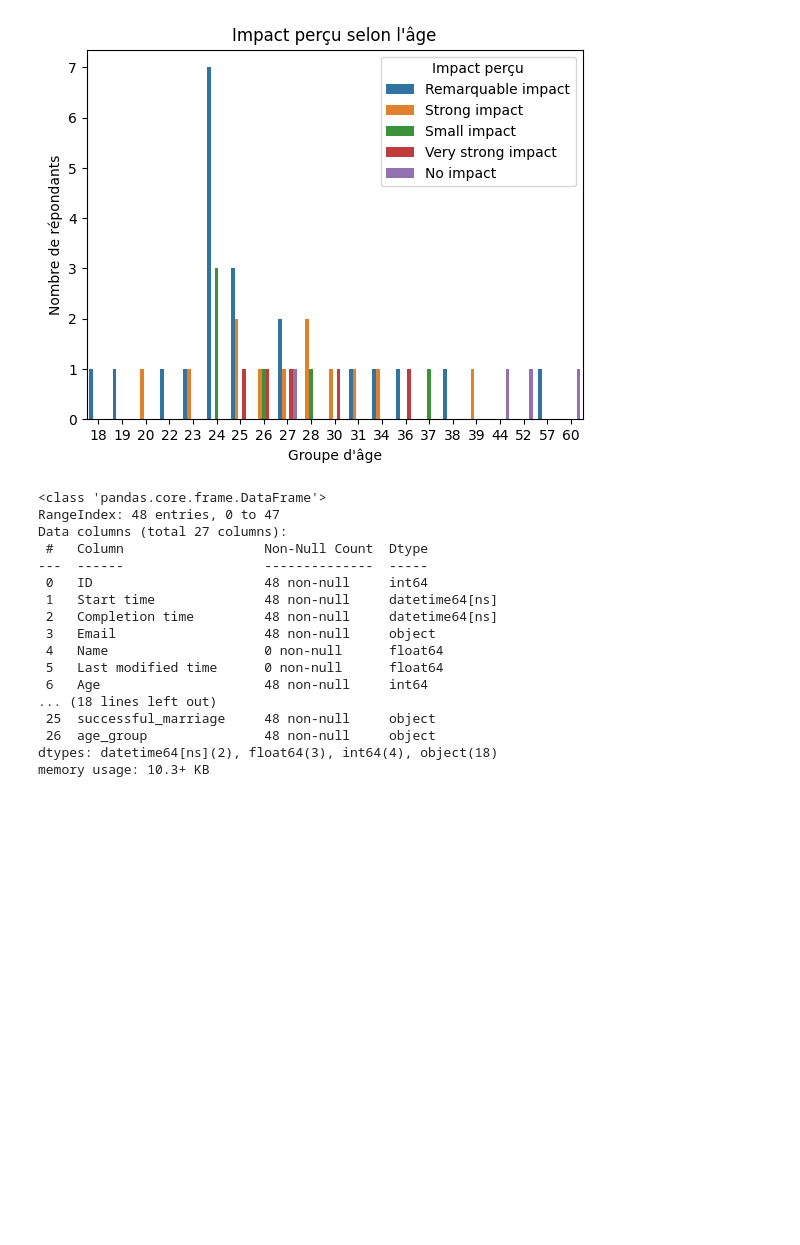
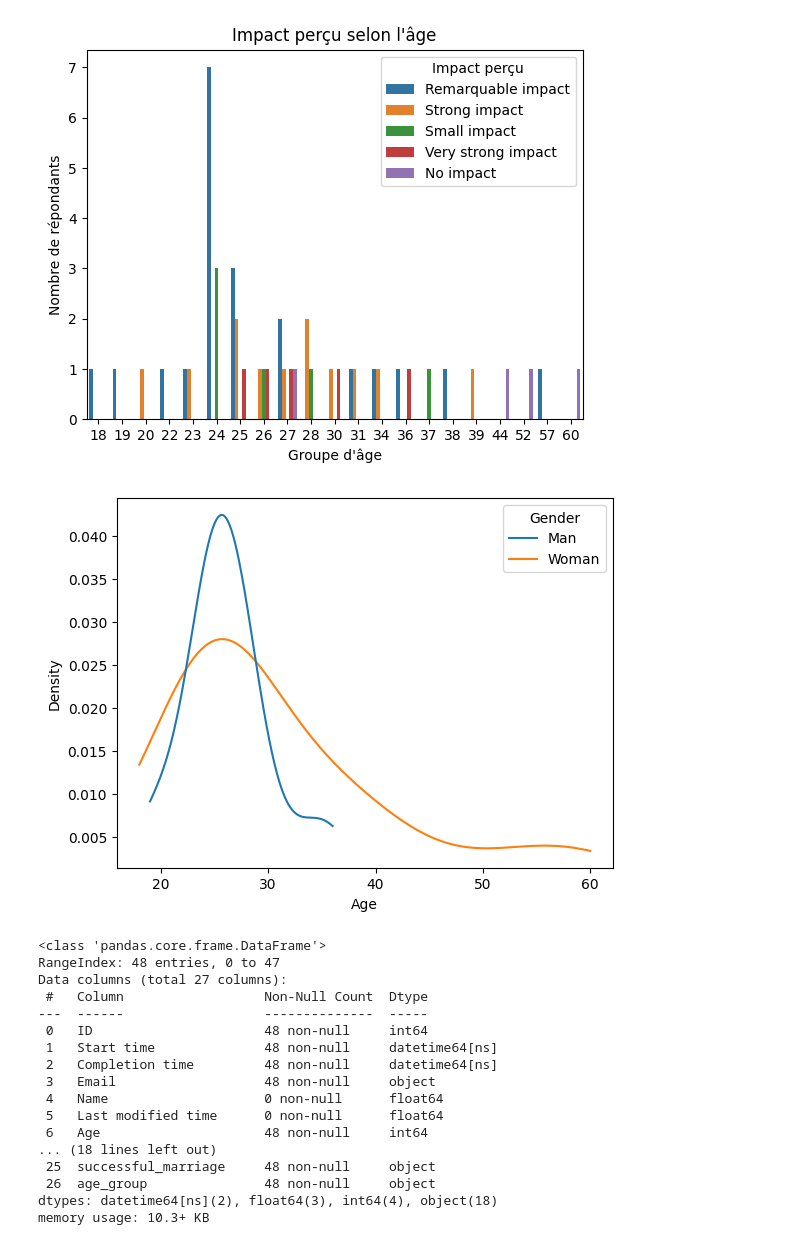
Before and after one commit to Azizbennacer/Survey-analysis, a Jupyter notebook: notebooks/analysis.ipynb, the cells around one changed output. Saved outputs shown, nothing was run; the diff lists cells and outputs as text; code cells hidden in the pictures; blank space fills up the shorter version.

```diff
--- a/notebooks/analysis.ipynb
+++ b/notebooks/analysis.ipynb
@@ -320,6 +320,11 @@ plt.legend(title="Impact perçu")
 plt.show()
 # %% [output]
 [figure]
+# %%
+sns.kdeplot(data=df, x="Age",hue="Gender",cut=0)
+plt.show()
+# %% [output]
+[figure, added]
 # %%
 df.info()
 # %% [output]
```
